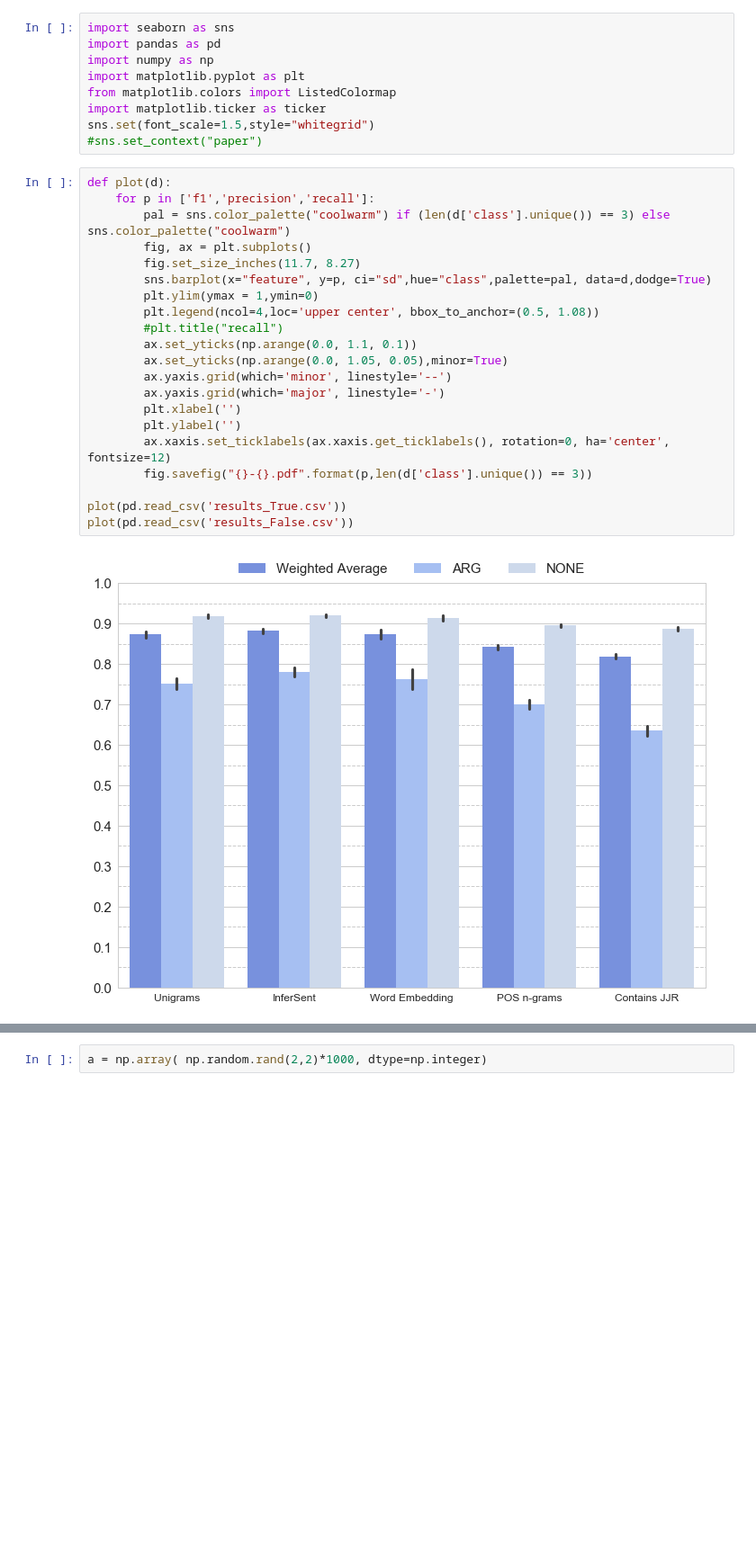
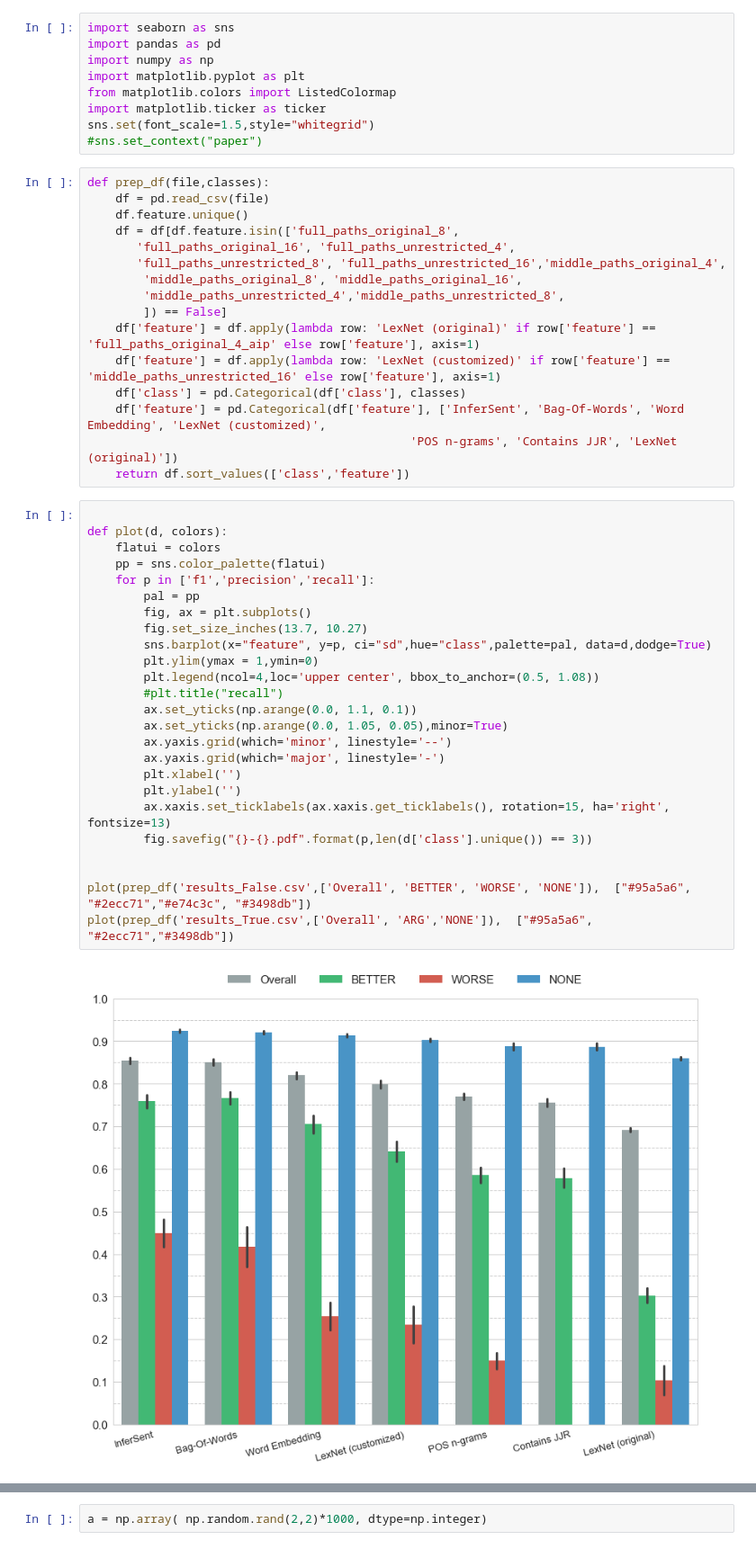
Before and after one commit to uhh-lt/comparative, a Jupyter notebook: Classification/plot_generation/Untitled.ipynb, the cells around one changed output, grey strips where cells are left out. Shown: that part at 90% size. Saved outputs shown, nothing was run; the diff lists cells and outputs as text; blank space fills up the shorter version.

Commit message:
Written thesis: new f1/prec/rec graphics including best lexnet features

```diff
--- a/Classification/plot_generation/Untitled.ipynb
+++ b/Classification/plot_generation/Untitled.ipynb
@@ -7,26 +9,46 @@ from matplotlib.colors import ListedColormap
 import matplotlib.ticker as ticker
 sns.set(font_scale=1.5,style="whitegrid")
 #sns.set_context("paper")
+# %%
+def prep_df(file,classes):
+    df = pd.read_csv(file)
+    df.feature.unique()
+    df = df[df.feature.isin(['full_paths_original_8',
+       'full_paths_original_16', 'full_paths_unrestricted_4',
+       'full_paths_unrestricted_8', 'full_paths_unrestricted_16','middle_paths_original_4',
+        'middle_paths_original_8', 'middle_paths_original_16',
+        'middle_paths_unrestricted_4','middle_paths_unrestricted_8',
+        ]) == False]
+    df['feature'] = df.apply(lambda row: 'LexNet (original)' if row['feature'] == 'full_paths_original_4_aip' else row['feature'], axis=1)
+    df['feature'] = df.apply(lambda row: 'LexNet (customized)' if row['feature'] == 'middle_paths_unrestricted_16' else row['feature'], axis=1)
+    df['class'] = pd.Categorical(df['class'], classes)
+    df['feature'] = pd.Categorical(df['feature'], ['InferSent', 'Bag-Of-Words', 'Word Embedding', 'LexNet (customized)',
+                                              'POS n-grams', 'Contains JJR', 'LexNet (original)'])
+    return df.sort_values(['class','feature'])
 # %%
-def plot(d):
+
+def plot(d, colors):
+    flatui = colors
+    pp = sns.color_palette(flatui)
     for p in ['f1','precision','recall']:
-        pal = sns.color_palette("coolwarm") if (len(d['class'].unique()) == 3) else  sns.color_palette("coolwarm")
+        pal = pp
         fig, ax = plt.subplots()
-        fig.set_size_inches(11.7, 8.27)
+        fig.set_size_inches(13.7, 10.27)
         sns.barplot(x="feature", y=p, ci="sd",hue="class",palette=pal, data=d,dodge=True)
         plt.ylim(ymax = 1,ymin=0)
         plt.legend(ncol=4,loc='upper center', bbox_to_anchor=(0.5, 1.08))
         #plt.title("recall")
         ax.set_yticks(np.arange(0.0, 1.1, 0.1))
         ax.set_yticks(np.arange(0.0, 1.05, 0.05),minor=True)
         ax.yaxis.grid(which='minor', linestyle='--')
         ax.yaxis.grid(which='major', linestyle='-')
         plt.xlabel('')
         plt.ylabel('')
-        ax.xaxis.set_ticklabels(ax.xaxis.get_ticklabels(), rotation=0, ha='center', fontsize=12)
+        ax.xaxis.set_ticklabels(ax.xaxis.get_ticklabels(), rotation=15, ha='right', fontsize=13)
         fig.savefig("{}-{}.pdf".format(p,len(d['class'].unique()) == 3))
 
-plot(pd.read_csv('results_True.csv'))
-plot(pd.read_csv('results_False.csv'))
+
+plot(prep_df('results_False.csv',['Overall', 'BETTER', 'WORSE', 'NONE']),  ["#95a5a6", "#2ecc71","#e74c3c", "#3498db"])
+plot(prep_df('results_True.csv',['Overall', 'ARG','NONE']),  ["#95a5a6", "#2ecc71","#3498db"])
 # %% [output]
-[figure, old version]
+[figure, new version]
```
Also changed, not shown: parts of 2 cells of this notebook, 8 other files.
